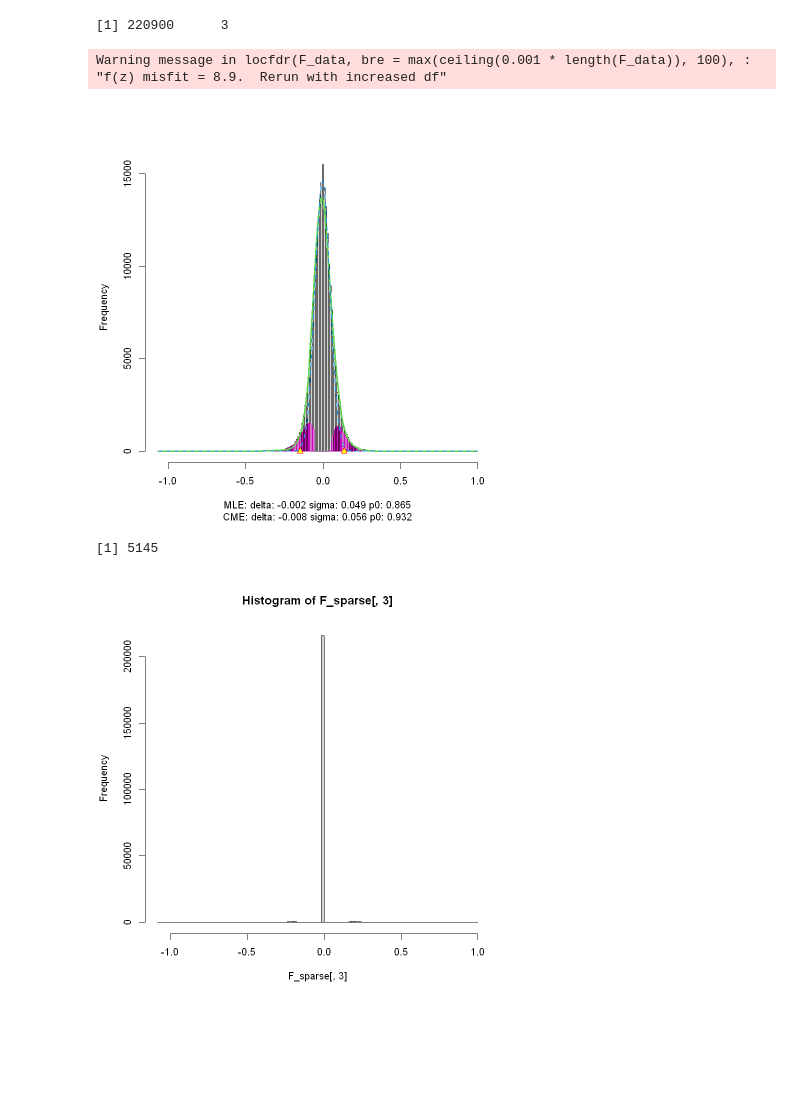
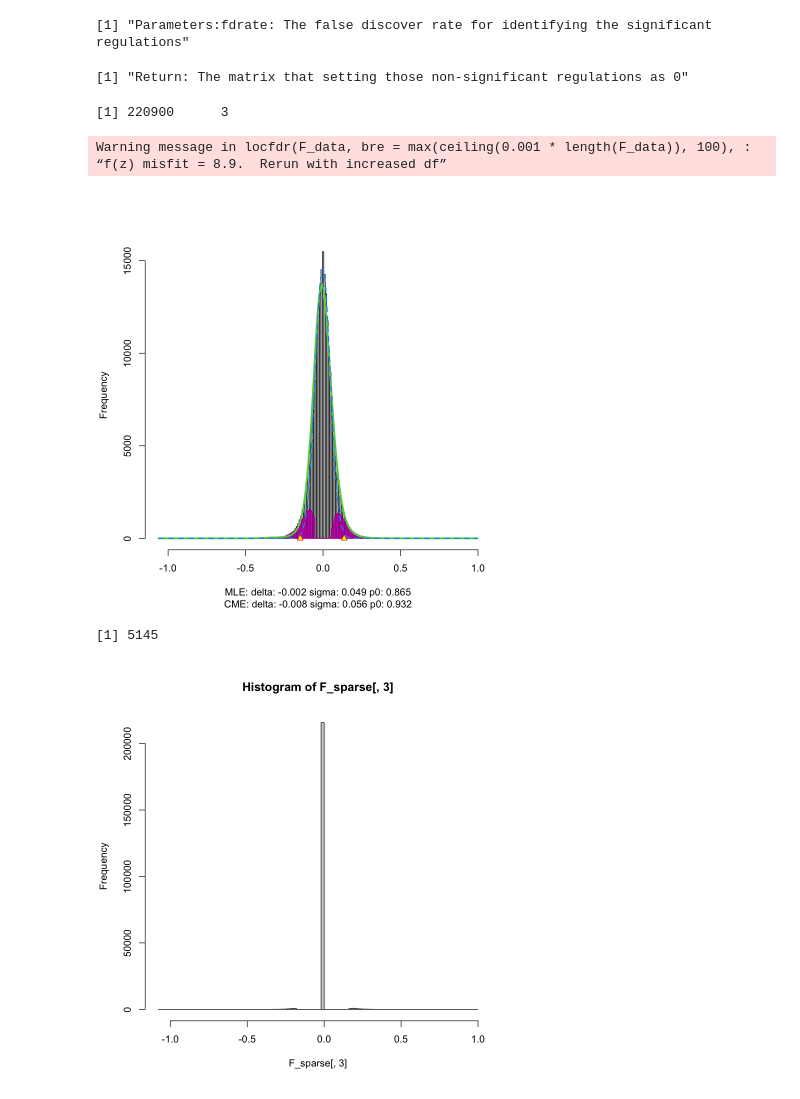
Before and after one commit to xing-lab-pitt/CPT_GRN_analysis, a Jupyter notebook: 6_locfdr_F.ipynb, the cells around one changed output. Saved outputs shown, nothing was run; the diff lists cells and outputs as text; code cells hidden in the pictures; blank space fills up the shorter version.

```diff
--- a/6_locfdr_F.ipynb
+++ b/6_locfdr_F.ipynb
@@ -0,0 +5,10 @@
+# %%
+"Parameters:fdrate: The false discover rate for identifying the significant regulations"
+# %% [output]
+[1] "Parameters:fdrate: The false discover rate for identifying the significant regulations"
+# %%
+"Return: The matrix that setting those non-significant regulations as 0"
+# %% [output]
+[1] "Return: The matrix that setting those non-significant regulations as 0"
+# %%
+fdrate<-0.05
@@ -1,24 +20,20 @@
 # %%
-setwd('C:/Users/zoro/Desktop/Frustration_paper/data_analysis/dyn_version/result/')
-library(locfdr)
-library(reticulate)
-
 np <-import("numpy")
 
 
 F_sparse<-np$load('dyn_EG_F.npy')
 F_data<-F_sparse[,3]
 print(dim(F_sparse))
 w <- locfdr(F_data,bre=max(ceiling(1e-3*length(F_data)),100),df=10,nulltype=1,plot=1)
 #     hist(F_sparse[,3],breaks=100)
-F_sparse[,3][which(w$fdr>=0.05)]<-0
+F_sparse[,3][which(w$fdr>=fdrate)]<-0
 hist(F_sparse[,3],breaks=100)
 np$save(file.path(getwd(),'sparse_EG_F.npy'),F_sparse)
-print(length(which(w$fdr<=0.05)))
+print(length(which(w$fdr<=fdrate)))
 # %% [output]
 [1] 220900      3
 Warning message in locfdr(F_data, bre = max(ceiling(0.001 * length(F_data)), 100), :
-"f(z) misfit = 8.9.  Rerun with increased df"
+“f(z) misfit = 8.9.  Rerun with increased df”
-[figure, old version]
+[figure, new version]
 [1] 5145
-[figure, old version]
+[figure, new version]
```
Also changed, not shown: parts of 3 cells of this notebook, 10 other files.
